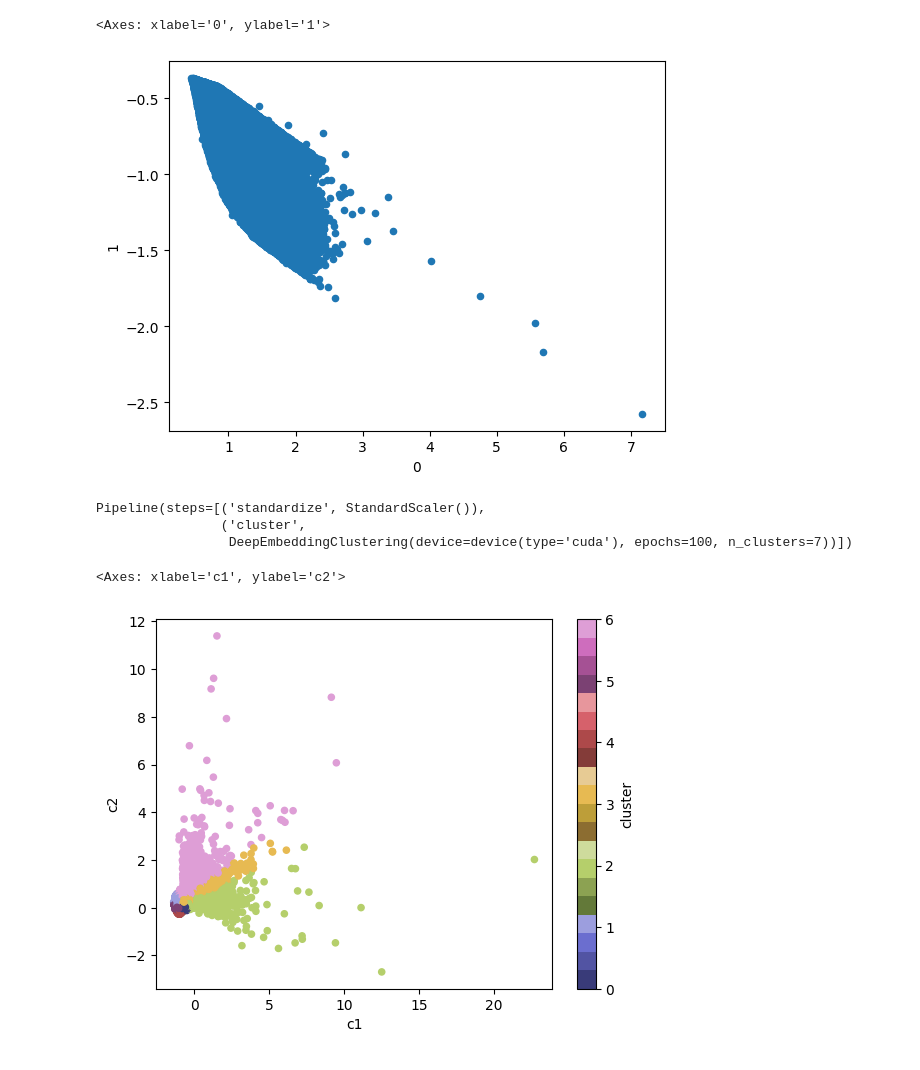
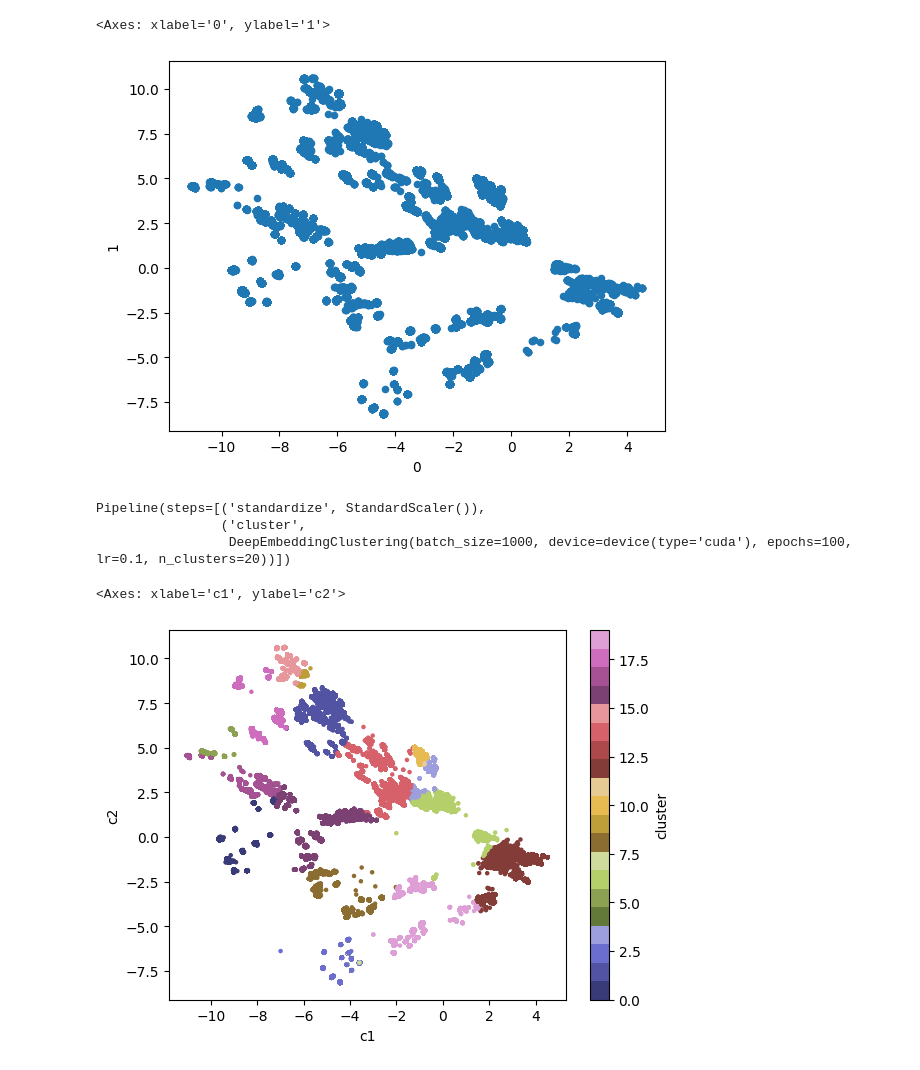
Before and after one commit to RobertDeLaCruzNEU/CS7180-GROUP-007-RecSys, a Jupyter notebook: video-clustering.ipynb, the cells around one changed output. Saved outputs shown, nothing was run; the diff lists cells and outputs as text; code cells hidden in the pictures.

Commit message:
update video clusters

```diff
--- a/video-clustering.ipynb
+++ b/video-clustering.ipynb
@@ -16,6 +16,6 @@ import torch.nn as nn
 
 pd.options.display.max_columns = None
 # %%
-videos  = pd.read_csv("./data/KuaiRand-1K/data/video_features_statistic_1k.csv")
-X = videos.drop('video_id', axis=1).sample(100000, random_state=42)
+videos = pd.read_csv("./data/KuaiRand-1K/data/video_features_basic_1k.csv")
+X =videos.drop('video_id', axis=1)
 # %%
@@ -26,21 +26,21 @@ X.shape, videos.shape
 device = "cuda"
 
 encoder = Pipeline([
-    ('standard', StandardScaler()),
+    ('preprocessor', VideoFeaturePreprocessor),
     ('scaler', MinMaxScaler()),
     ('encoder', Autoencoder(
         encoder=[
-            nn.Linear(51, 24), nn.ReLU(),
-            nn.Linear(24, 12), nn.ReLU(),
-            nn.Linear(12, 4)],
+            nn.Linear(138, 72), nn.ReLU(),
+            nn.Linear(72, 36), nn.ReLU(),
+            nn.Linear(36, 2)],
         decoder=[
-            nn.Linear(4, 12), nn.ReLU(),
-            nn.Linear(12, 24), nn.ReLU(),
-            nn.Linear(24, 51)],
-        lr=1e-4,
-        batch_size=20000,
-        epochs=10000,
-        min_delta=1e-6,
+            nn.Linear(2, 36), nn.ReLU(),
+            nn.Linear(36, 72), nn.ReLU(),
+            nn.Linear(72, 138)],
+        lr=1e-3,
+        batch_size=10000,
+        epochs=10,
+        min_delta=1e-4,
         device=device
     ))
 ])
@@ -56,26 +69,32 @@ X_encoded = encoder.transform(X.sample(100000, random_state=42))
 pd.DataFrame(X_encoded).plot.scatter(x=0, y=1)
 # %% [output]
 <Axes: xlabel='0', ylabel='1'>
-[figure, old version]
+[figure, new version]
 # %%
 clustering = Pipeline([
     ('standardize', StandardScaler()),
-    ('cluster', DeepEmbeddingClustering( n_clusters=7, epochs=100, device=device ))
+    ('cluster', DeepEmbeddingClustering(
+        lr=1e-1,
+        batch_size=1000,
+        n_clusters=20,
+        epochs=100,
+        device=device
+    ))
 ])
 clustering.fit(X_encoded)
 # %% [output]
 Pipeline(steps=[('standardize', StandardScaler()),
                 ('cluster',
-                 DeepEmbeddingClustering(device=device(type='cuda'), epochs=100, n_clusters=7))])
+                 DeepEmbeddingClustering(batch_size=1000, device=device(type='cuda'), epochs=100, lr=0.1, n_clusters=20))])
 # %%
 components = encoder.transform(videos.drop('video_id', axis=1))
 components = pd.DataFrame(components, columns=['c1', 'c2'])
 components['cluster'] = clustering.predict(components)
 components['video_id'] = videos['video_id']
 
-pd.DataFrame(components).plot.scatter(x=0, y=1, c='cluster', cmap='tab20b')
+components.sample(1000000, random_state=42).plot.scatter(x=0, y=1, c='cluster', cmap='tab20b', s=5)
 # %% [output]
 <Axes: xlabel='c1', ylabel='c2'>
-[figure, old version]
+[figure, new version]
 # %%
 components.to_csv('./data/KuaiRand-1K/data/video_clusters.csv', index=False)
```
Also changed, not shown: parts of 3 cells of this notebook, 4 other files.
